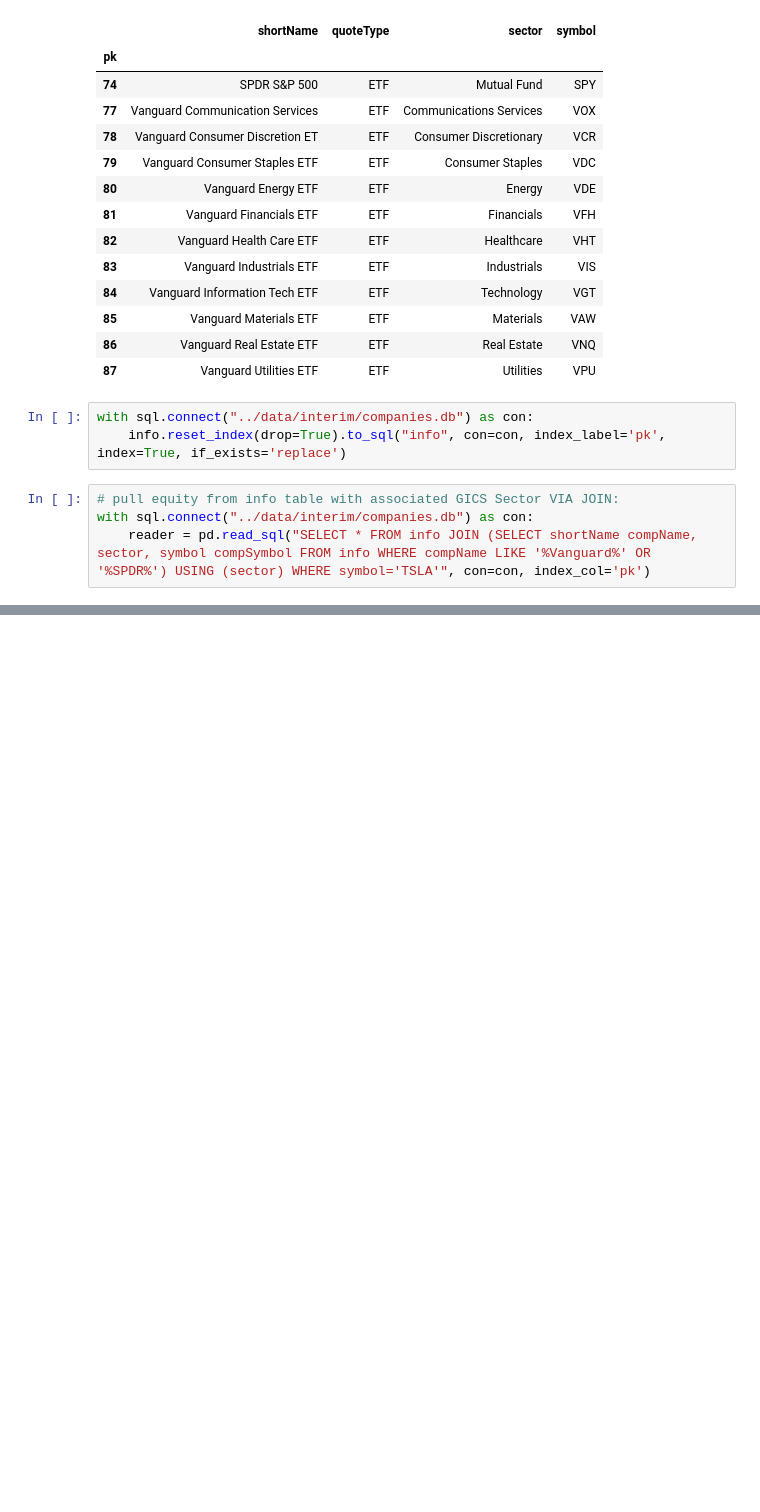
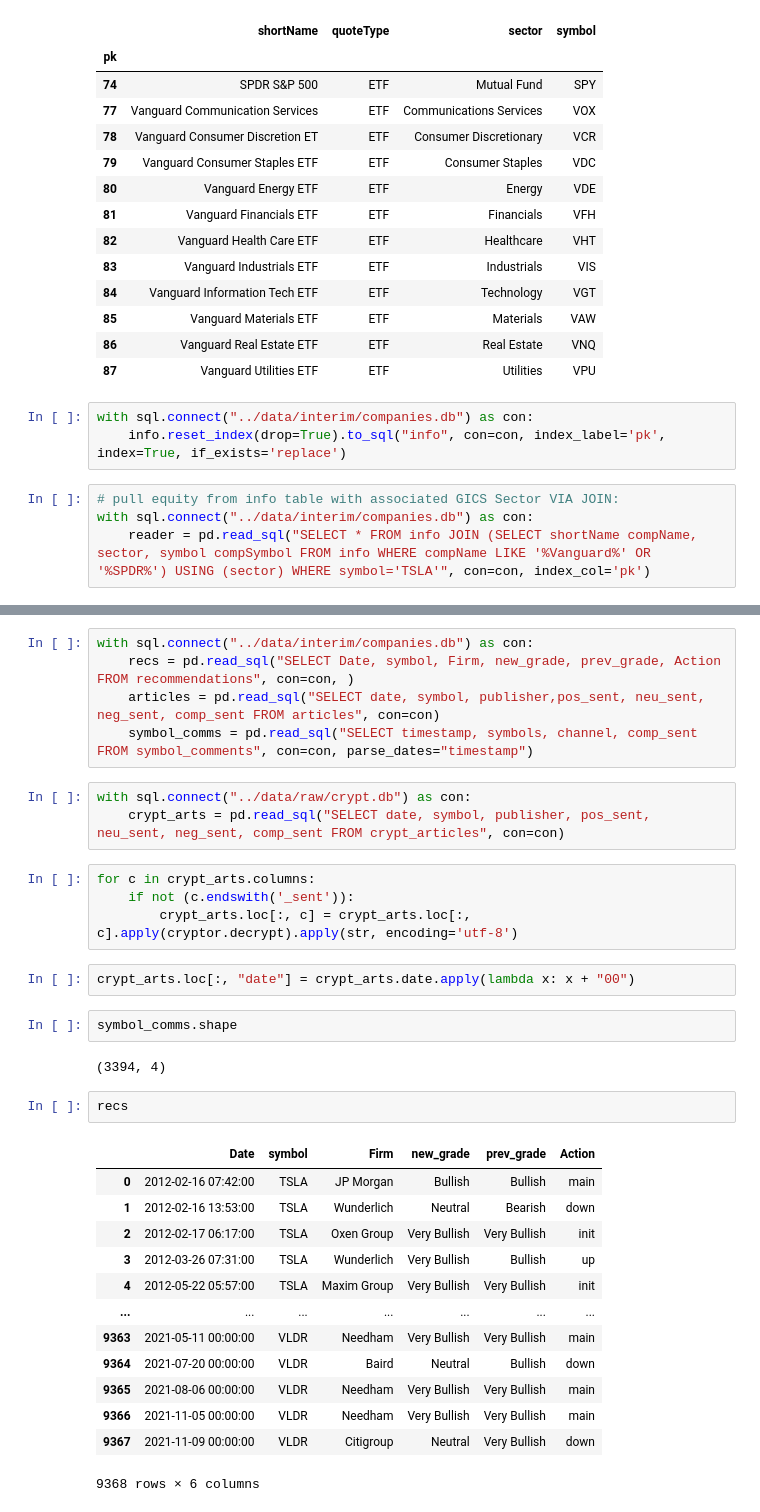
Before and after one commit to kyle-rgb/Discord_Project, a Jupyter notebook: notebooks/Data_Cleaning.ipynb, the cells around one changed output, grey strips where cells are left out. Drawn from its saved outputs; the diff is of its cells as text; blank space fills up the shorter version.

```diff
--- a/notebooks/Data_Cleaning.ipynb
+++ b/notebooks/Data_Cleaning.ipynb
@@ -3742,3 +3742,37 @@ reader
 |  | quoteType | longName | shortName | logo_url | sector | industry | holdings | fundFamily | category | symbol | ... |
 | pk |  |  |  |  |  |  |  |  |  |  | ... |
 | 0 | EQUITY | Tesla, Inc. | Tesla, Inc. | https://logo.clearbit.com/tesla.com | Consumer Discretionary | Auto Manufacturers | None |  |  | TSLA | ... |
+# %%
+with sql.connect("../data/interim/companies.db") as con:
+    recs = pd.read_sql("SELECT Date, symbol, Firm, new_grade, prev_grade, Action FROM recommendations", con=con, )
+    articles = pd.read_sql("SELECT date, symbol, publisher,pos_sent, neu_sent, neg_sent, comp_sent FROM articles", con=con)
+    symbol_comms = pd.read_sql("SELECT timestamp, symbols, channel, comp_sent FROM symbol_comments", con=con, parse_dates="timestamp")
+# %%
+with sql.connect("../data/raw/crypt.db") as con:
+    crypt_arts = pd.read_sql("SELECT date, symbol, publisher, pos_sent, neu_sent, neg_sent, comp_sent FROM crypt_articles", con=con)
+# %%
+for c in crypt_arts.columns:
+    if not (c.endswith('_sent')):
+        crypt_arts.loc[:, c] = crypt_arts.loc[:, c].apply(cryptor.decrypt).apply(str, encoding='utf-8')
+# %%
+crypt_arts.loc[:, "date"] = crypt_arts.date.apply(lambda x: x + "00")
+# %%
+symbol_comms.shape
+# %% [output]
+(3394, 4)
+# %%
+recs
+# %% [output]
+|  | Date | symbol | Firm | new_grade | prev_grade | Action |
+| 0 | 2012-02-16 07:42:00 | TSLA | JP Morgan | Bullish | Bullish | main |
+| 1 | 2012-02-16 13:53:00 | TSLA | Wunderlich | Neutral | Bearish | down |
+| 2 | 2012-02-17 06:17:00 | TSLA | Oxen Group | Very Bullish | Very Bullish | init |
+| 3 | 2012-03-26 07:31:00 | TSLA | Wunderlich | Very Bullish | Bullish | up |
+| 4 | 2012-05-22 05:57:00 | TSLA | Maxim Group | Very Bullish | Very Bullish | init |
+| ... | ... | ... | ... | ... | ... | ... |
+| 9363 | 2021-05-11 00:00:00 | VLDR | Needham | Very Bullish | Very Bullish | main |
+| 9364 | 2021-07-20 00:00:00 | VLDR | Baird | Neutral | Bullish | down |
+| 9365 | 2021-08-06 00:00:00 | VLDR | Needham | Very Bullish | Very Bullish | main |
+| 9366 | 2021-11-05 00:00:00 | VLDR | Needham | Very Bullish | Very Bullish | main |
+| 9367 | 2021-11-09 00:00:00 | VLDR | Citigroup | Neutral | Very Bullish | down |
+9368 rows × 6 columns
```
Also changed, not shown: parts of 3 cells of this notebook, 5 other files.
